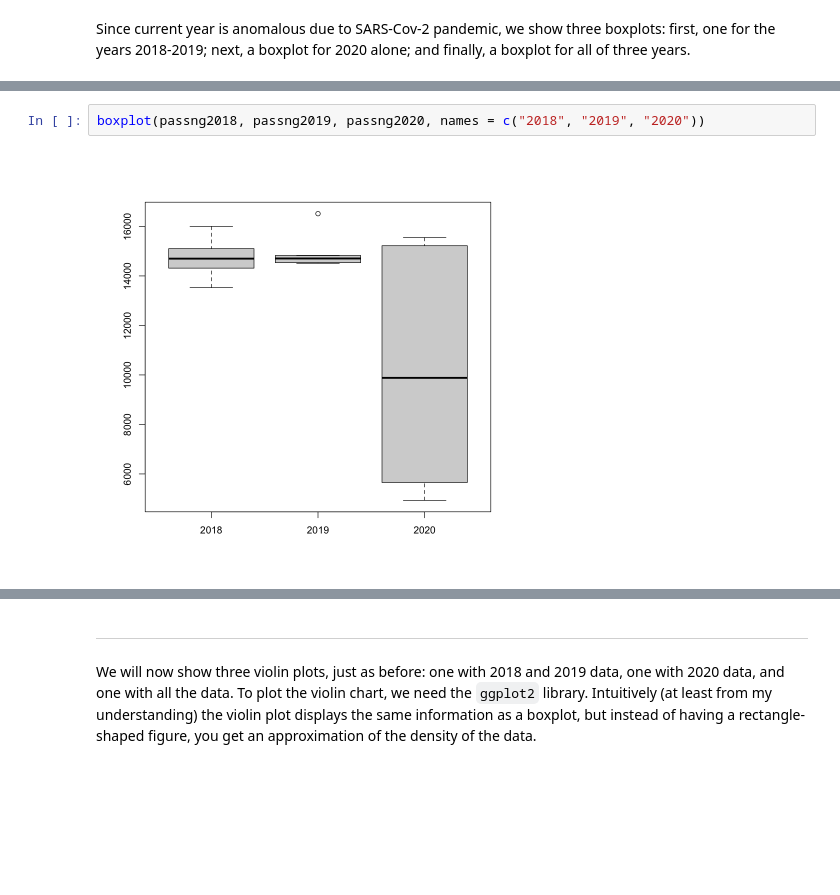
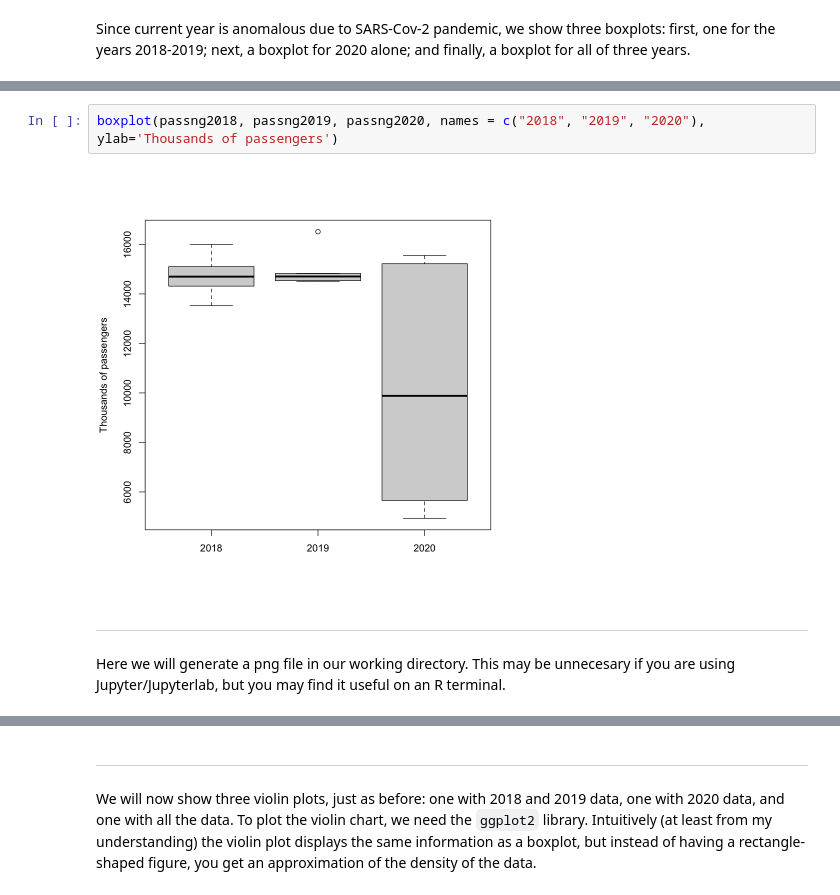
Before and after one commit to palafox794/AppliedProbabilityModels, a Jupyter notebook: assignment1.ipynb, the cells around one changed output, grey strips where cells are left out. Saved outputs shown, nothing was run; the diff lists cells and outputs as text; blank space fills up the shorter version.

```diff
--- a/assignment1.ipynb
+++ b/assignment1.ipynb
@@ -88,4 +72,7 @@ boxplot(passng2020, names = c("2020"))
 # %%
-boxplot(passng2018, passng2019, passng2020, names = c("2018", "2019", "2020"))
+boxplot(passng2018, passng2019, passng2020, names = c("2018", "2019", "2020"), ylab='Thousands of passengers')
 # %% [output]
-[figure, old version]
+[figure, new version]
+# %% [markdown]
+---------------------
+Here we will generate a png file in our working directory. This may be unnecesary if you are using Jupyter/Jupyterlab, but you may find it useful on an R terminal.
```
Also changed, not shown: parts of 21 cells of this notebook, 1 other file.
